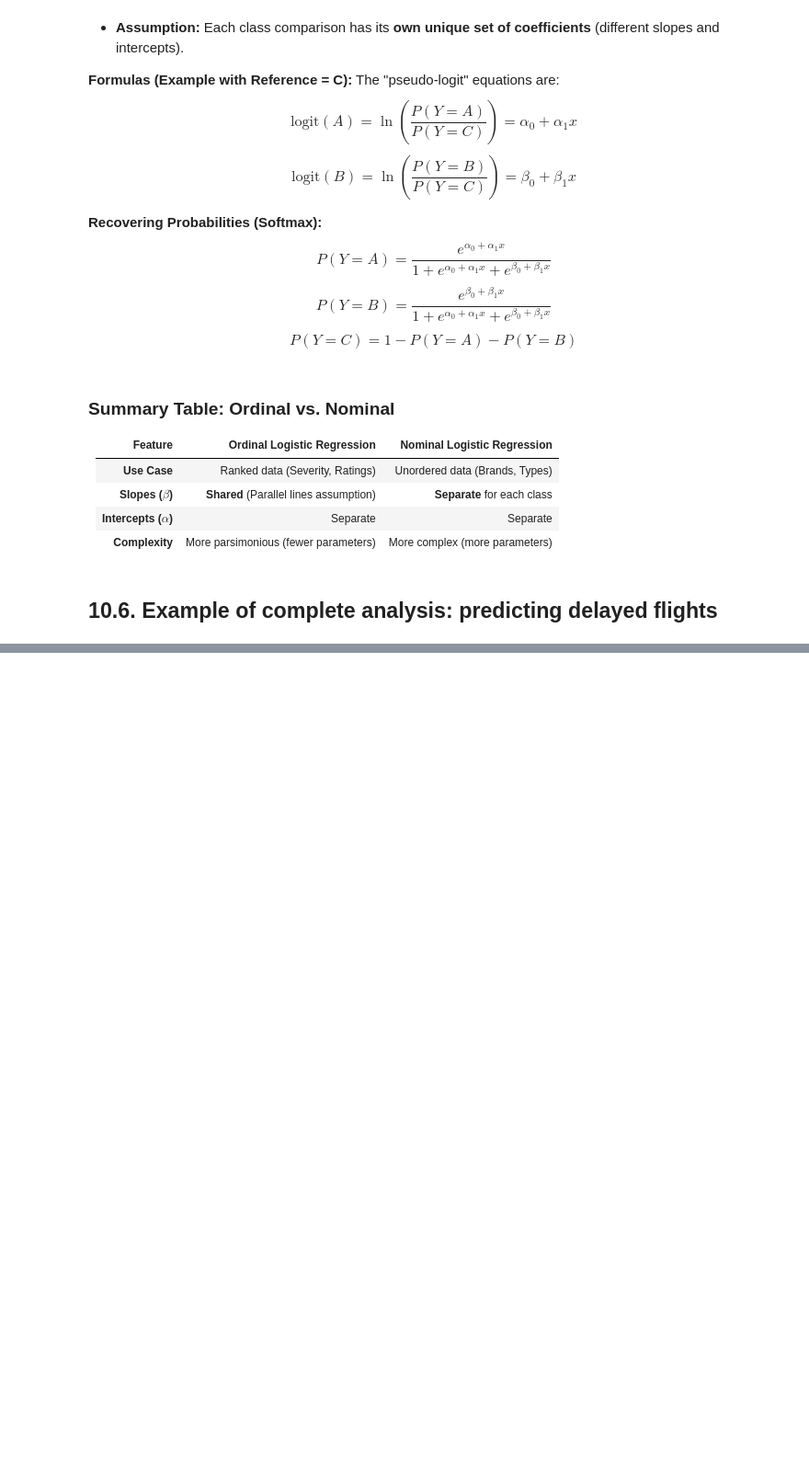
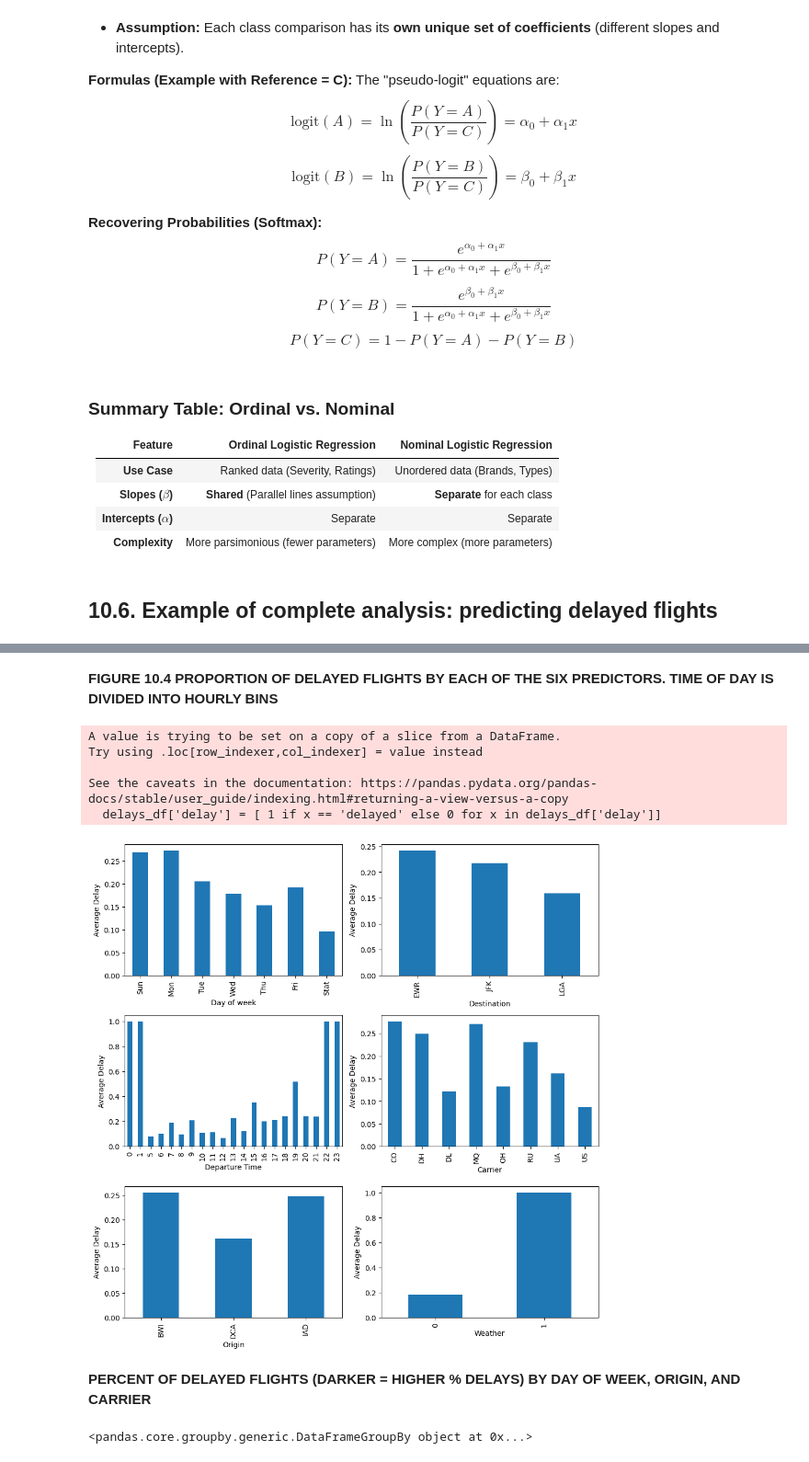
Before and after one commit to ThanhVanLe0605/Data-Mining-For-Business-Analytics-In-Python, a Jupyter notebook: Chapter_10_Logistic_Regression.ipynb, the cells around one changed output, grey strips where cells are left out. Shown: that part at 92% size. Saved outputs shown, nothing was run; the diff lists cells and outputs as text; code cells hidden in the pictures; blank space fills up the shorter version.

```diff
--- a/Chapter_10_Logistic_Regression.ipynb
+++ b/Chapter_10_Logistic_Regression.ipynb
@@ -342,0 +378,3 @@ $$
+# %%
+flight_delays_df = pd.read_csv('/content/FlightDelays.csv')
+display(flight_delays_df.head())
@@ -342,0 +411,53 @@ $$
+# %% [markdown]
+**FIGURE 10.4 PROPORTION OF DELAYED FLIGHTS BY EACH OF THE SIX  PREDICTORS. TIME OF DAY IS DIVIDED INTO HOURLY BINS**
+# %%
+delays_df = flight_delays_df[['delay', 'carrier', 'dayweek', 'deptime', 'dest', 'origin','weather']]
+
+# Create an indicator variable
+delays_df['delay'] = [ 1 if x == 'delayed' else 0 for x in delays_df['delay']]
+
+def createGraph(group, xlabel, axis):
+  groupAverage = delays_df.groupby([group])['delay'].mean()
+  if group == 'dayweek' : #rotate so that display starts on Sunday
+      groupAverage = groupAverage.reindex(index = np.roll(groupAverage.index, 1))
+      groupAverage.index = ['Sun', 'Mon', 'Tue', 'Wed', 'Thu', 'Fri', 'Stat']
+  ax = groupAverage.plot.bar(color = 'C0', ax = axis)
+  ax.set_ylabel('Average Delay')
+  ax.set_xlabel(xlabel)
+  return ax
+
+def graphDepartureTime(xlabel, axis):
+  temp_df = pd.DataFrame({
+      'CRS_DEP_TIME': delays_df['deptime'] // 100,
+      'isDelayed'   : delays_df['delay']
+  })
+  groupAverage = temp_df.groupby(['CRS_DEP_TIME'])['isDelayed'].mean()
+  ax = groupAverage.plot.bar(color = 'C0', ax = axis)
+  ax.set_xlabel(xlabel)
+  ax.set_ylabel('Average Delay')
+
+fig, axes = plt.subplots(nrows = 3, ncols = 2, figsize = (10, 10))
+
+createGraph('dayweek', 'Day of week', axis = axes[0][0])
+createGraph('dest', 'Destination', axis = axes[0][1])
+graphDepartureTime('Departure Time', axis = axes[1][0])
+createGraph('carrier', 'Carrier', axis = axes[1][1])
+createGraph('origin', 'Origin', axis = axes[2][0])
+createGraph('weather', 'Weather', axis = axes[2][1])
+
+plt.tight_layout()
+# %% [output]
+A value is trying to be set on a copy of a slice from a DataFrame.
+Try using .loc[row_indexer,col_indexer] = value instead
+
+See the caveats in the documentation: https://pandas.pydata.org/pandas-docs/stable/user_guide/indexing.html#returning-a-view-versus-a-copy
+  delays_df['delay'] = [ 1 if x == 'delayed' else 0 for x in delays_df['delay']]
+[figure, added]
+# %% [markdown]
+**PERCENT OF DELAYED FLIGHTS (DARKER = HIGHER % DELAYS) BY DAY OF WEEK, ORIGIN, AND CARRIER**
+# %%
+delays_df = flight_delays_df[['delay', 'carrier', 'dayweek', 'deptime', 'dest', 'origin','weather']]
+agg = delays_df.groupby(['origin', 'dayweek', 'carrier'])
+agg
+# %% [output]
+<pandas.core.groupby.generic.DataFrameGroupBy object at 0x...>
```
Also changed, not shown: parts of 10 cells of this notebook.
